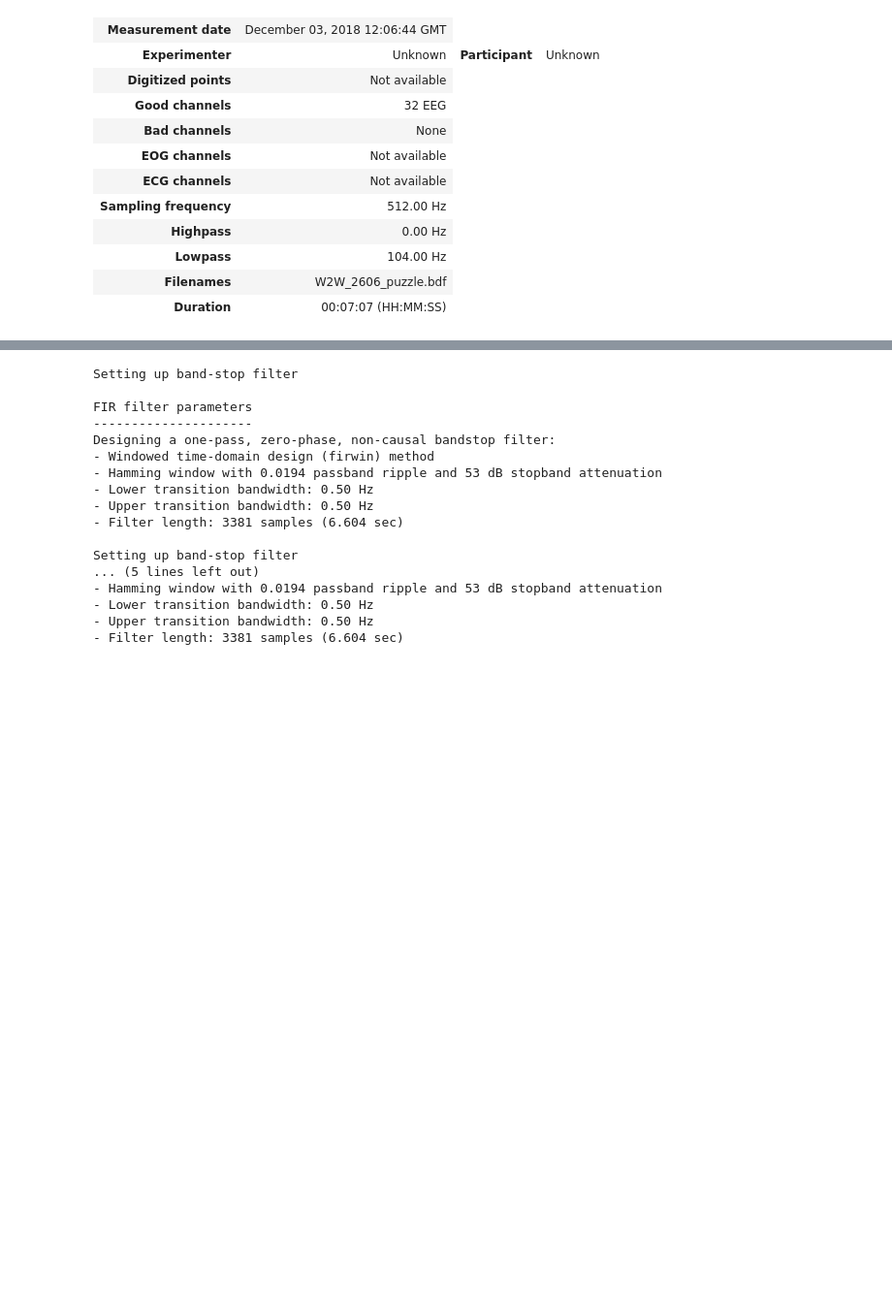
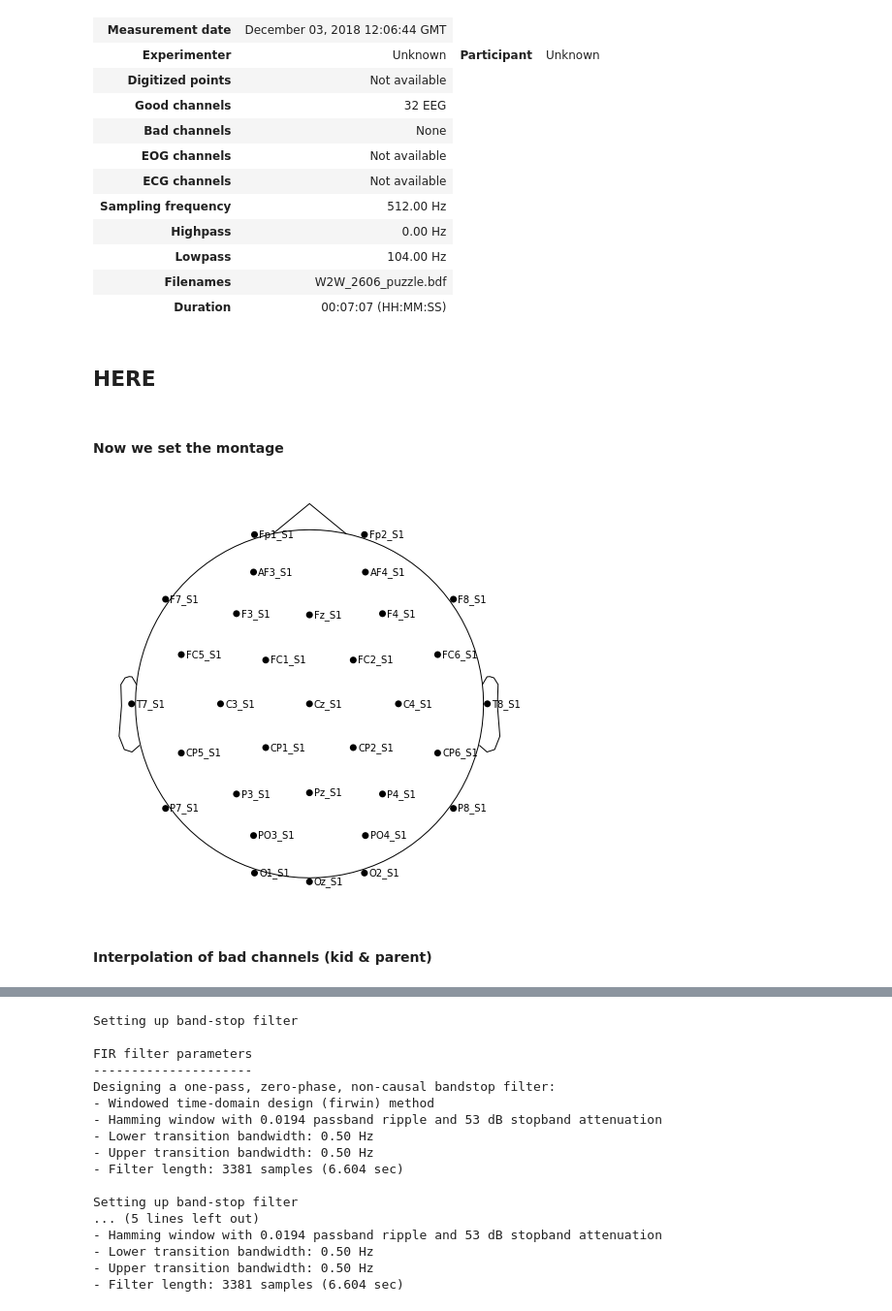
Before and after one commit to FranckPrts/Use-custom-events-in-MNE, a Jupyter notebook: W2W_Prepeocessing_pipeline.ipynb, the cells around one changed output, grey strips where cells are left out. Shown at 97% size. Saved outputs shown, nothing was run; the diff lists cells and outputs as text; code cells hidden in the pictures; blank space fills up the shorter version.

```diff
--- a/W2W_Prepeocessing_pipeline.ipynb
+++ b/W2W_Prepeocessing_pipeline.ipynb
@@ -226,3 +227,27 @@ raw_kid.rename_channels(rename_kid_with_parent)
 | Lowpass | 104.00 Hz |
 | Filenames | W2W_2606_puzzle.bdf |
 | Duration | 00:07:07 (HH:MM:SS) |
+# %% [markdown]
+## HERE
+# %% [markdown]
+#### Now we set the montage
+# %%
+eeglab_montage_parent = chan_loc + "Parentonly_32_NoEXG.locs"
+eeglab_montage_kid    = chan_loc + "Parentonly_32_NoEXG.locs"
+
+montage_parent = mne.channels.read_custom_montage(eeglab_montage_parent)
+montage_kid    = mne.channels.read_custom_montage(eeglab_montage_kid)
+
+raw_kid.set_montage(montage_kid)
+raw_parent.set_montage(montage_parent)
+
+raw_kid.plot_sensors(show_names=True, show=False)
+plt.show()
+# epochs_S2.plot_sensors(show_names=True, show=False)
+# plt.show()
+# epochs_S1.plot_psd(spatial_colors=True, show=False)
+# plt.show()
+# %% [output]
+[figure, added]
+# %% [markdown]
+#### Interpolation of bad channels (kid & parent)
```
Also changed, not shown: parts of 47 cells of this notebook.
